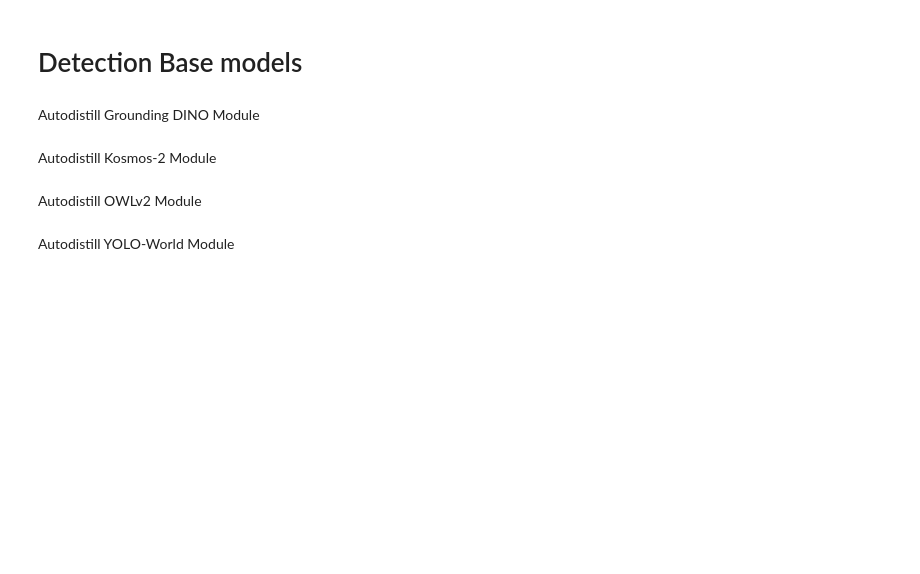
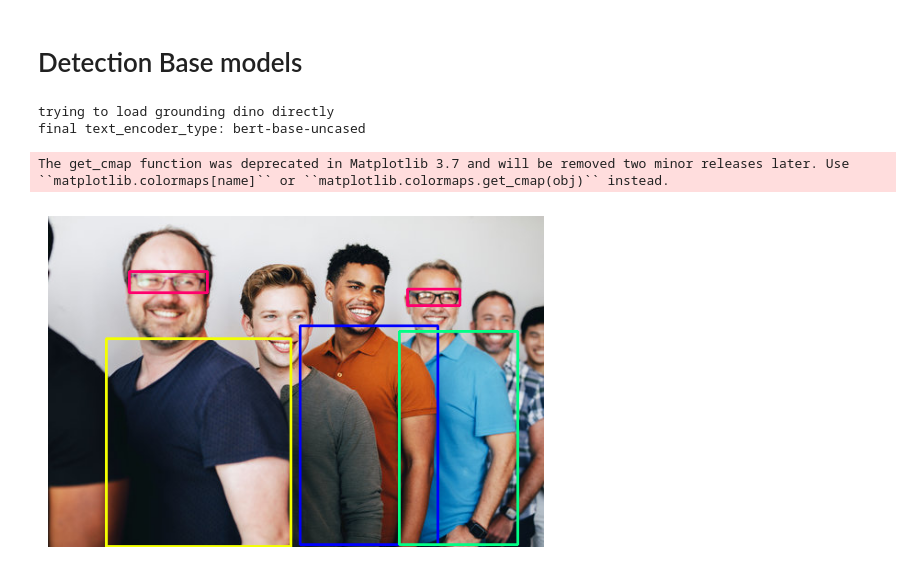
Before and after one commit to Marinto-Richee/AI-Image-Annotation, a Jupyter notebook: Detection.ipynb, the cells around one changed output. Cells and saved outputs as stored; diff of their text form; code cells hidden in the pictures; blank space fills up the shorter version.

```diff
--- a/Detection.ipynb
+++ b/Detection.ipynb
@@ -11,7 +3,14 @@ Install necessary packages for image annotation and detection.
 # %%
 import matplotlib.pyplot as plt
 import cv2
+import numpy as np
+
 def plot_bounding_box(image_path, detections):
+    # Define a colormap with a large number of colors
+    num_classes = len(set(detections.class_id))
+    cmap = plt.cm.get_cmap('hsv', num_classes + 1)  # Adding 1 to include background color
+    colors = cmap(np.linspace(0, 1, num_classes + 1))  # Adding 1 to include background color
+
     # Read the image
     image = cv2.imread(image_path)
 
@@ -19,28 +18,34 @@ def plot_bounding_box(image_path, detections):
     for i, detection in enumerate(detections.xyxy):
         # Extract detection information
         x1, y1, x2, y2 = map(int, detection)
-        confidence = detections.confidence[i]
         class_id = detections.class_id[i]
 
-        # Draw bounding box rectangle
-        cv2.rectangle(image, (x1, y1), (x2, y2), (0, 255, 0), 2)
+        # Draw bounding box rectangle with unique color for each class
+        color = colors[class_id % num_classes]  # Ensure looping over colors
+        color = tuple(int(255 * x) for x in color)
+        cv2.rectangle(image, (x1, y1), (x2, y2), color, 2)
 
-        # Display confidence and class label
-        label = f"Class: {class_id}, Confidence: {confidence:.2f}"
-        #text with class and confidence and background
-        cv2.putText(image, label, (x1, y1 - 10), cv2.FONT_HERSHEY_SIMPLEX, 0.9, (0, 0, 0), 2)
 
     # Show the image with bounding boxes
-    #turn off axis
     plt.axis('off')
     plt.imshow(cv2.cvtColor(image, cv2.COLOR_BGR2RGB))
+    plt.show()
-# %% [markdown]
-Autodistill Grounding DINO Module
 # %%
 from autodistill_grounding_dino import GroundingDINO
 from autodistill.detection import CaptionOntology
-base_model = GroundingDINO(ontology=CaptionOntology({"Person": "Human"}))
-results = base_model.predict("test.jpg")
-plot_bounding_box('test.jpg', results)
+base_model = GroundingDINO(    ontology=CaptionOntology(
+        {
+           'Orange shirt': 'shirt',
+              'Blue shirt': 'shirt',
+                'Black shirt': 'shirt',
+                'eye glasses': 'glasses',
+        }
+    )
+)
+result = base_model.predict("test 2.jpg")
+plot_bounding_box('test 2.jpg', result)
+# %% [output]
+trying to load grounding dino directly
+final text_encoder_type: bert-base-uncased
+The get_cmap function was deprecated in Matplotlib 3.7 and will be removed two minor releases later. Use ``matplotlib.colormaps[name]`` or ``matplotlib.colormaps.get_cmap(obj)`` instead.
+[figure, added]
-# %% [markdown]
-Autodistill Kosmos-2 Module
@@ -61,2 +51,0 @@ plot_bounding_box('test.jpg', predictions)
-# %% [markdown]
-Autodistill OWLv2 Module
@@ -76,2 +51,0 @@ plot_bounding_box('test.jpg', results)
-# %% [markdown]
-Autodistill YOLO-World Module
```
Also changed, not shown: parts of 6 cells of this notebook, 5 other files.
